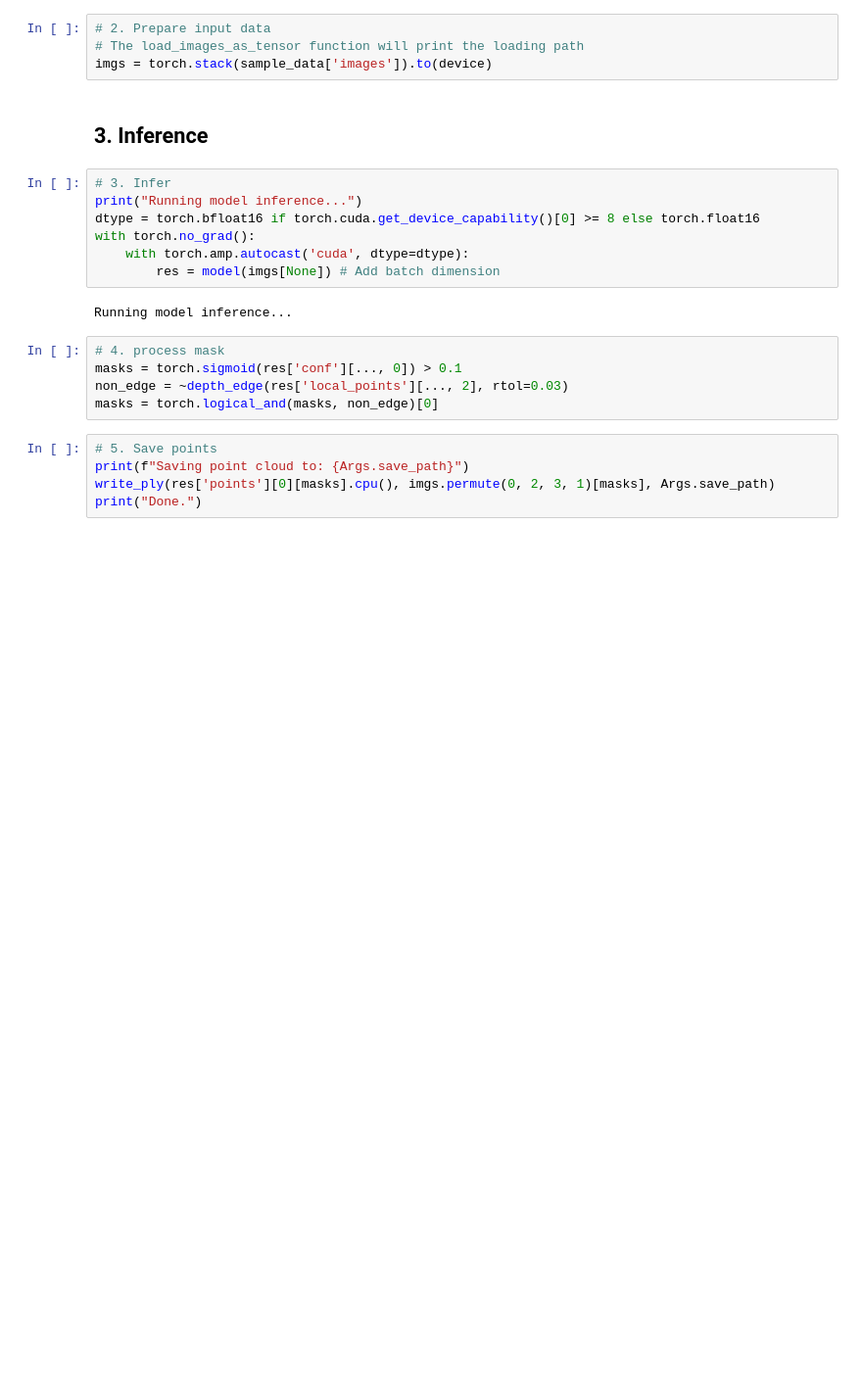
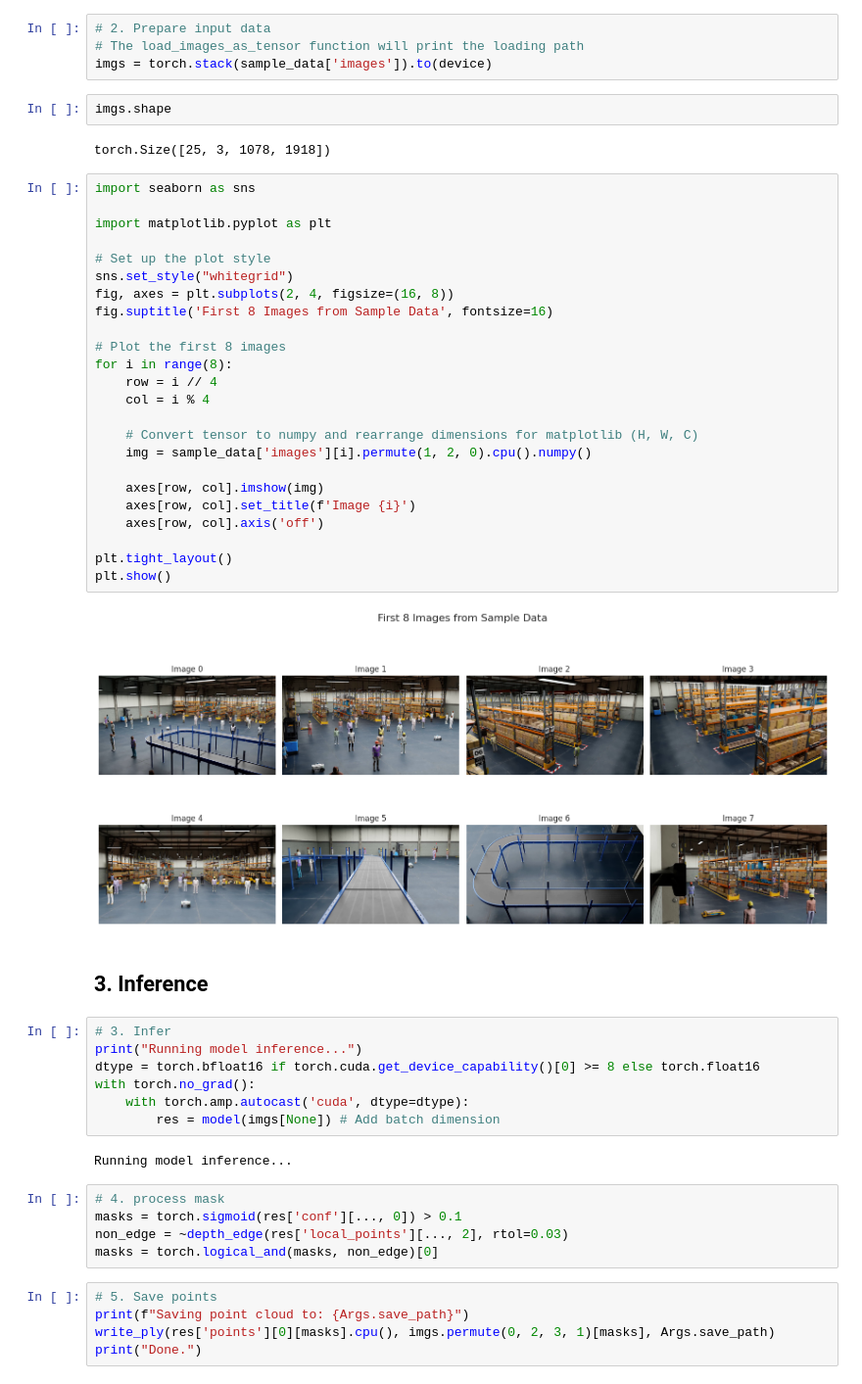
Before and after one commit to Stelath/Pi-3D-Tracking, a Jupyter notebook: test.ipynb, the cells around one changed output. Shown at 98% size. Drawn from its saved outputs; the diff is of its cells as text; blank space fills up the shorter version.

```diff
--- a/test.ipynb
+++ b/test.ipynb
@@ -59,6 +75,36 @@ torch.Tensor
 # 2. Prepare input data
 # The load_images_as_tensor function will print the loading path
 imgs = torch.stack(sample_data['images']).to(device)
+# %%
+imgs.shape
+# %% [output]
+torch.Size([25, 3, 1078, 1918])
+# %%
+import seaborn as sns
+
+import matplotlib.pyplot as plt
+
+# Set up the plot style
+sns.set_style("whitegrid")
+fig, axes = plt.subplots(2, 4, figsize=(16, 8))
+fig.suptitle('First 8 Images from Sample Data', fontsize=16)
+
+# Plot the first 8 images
+for i in range(8):
+    row = i // 4
+    col = i % 4
+
+    # Convert tensor to numpy and rearrange dimensions for matplotlib (H, W, C)
+    img = sample_data['images'][i].permute(1, 2, 0).cpu().numpy()
+
+    axes[row, col].imshow(img)
+    axes[row, col].set_title(f'Image {i}')
+    axes[row, col].axis('off')
+
+plt.tight_layout()
+plt.show()
+# %% [output]
+[figure, added]
 # %% [markdown]
 ## 3. Inference
 # %%
```
Also changed, not shown: parts of 3 cells of this notebook.
